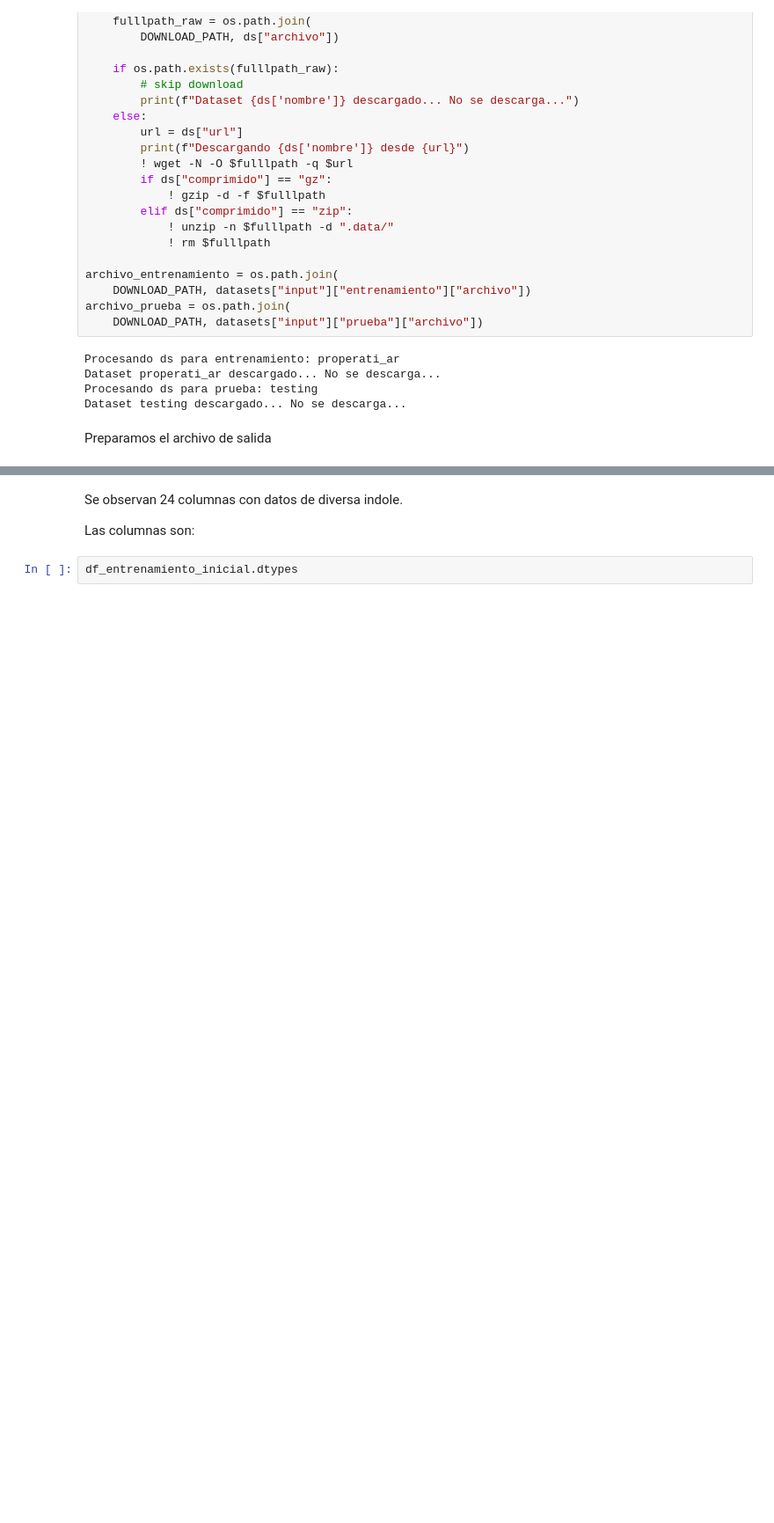
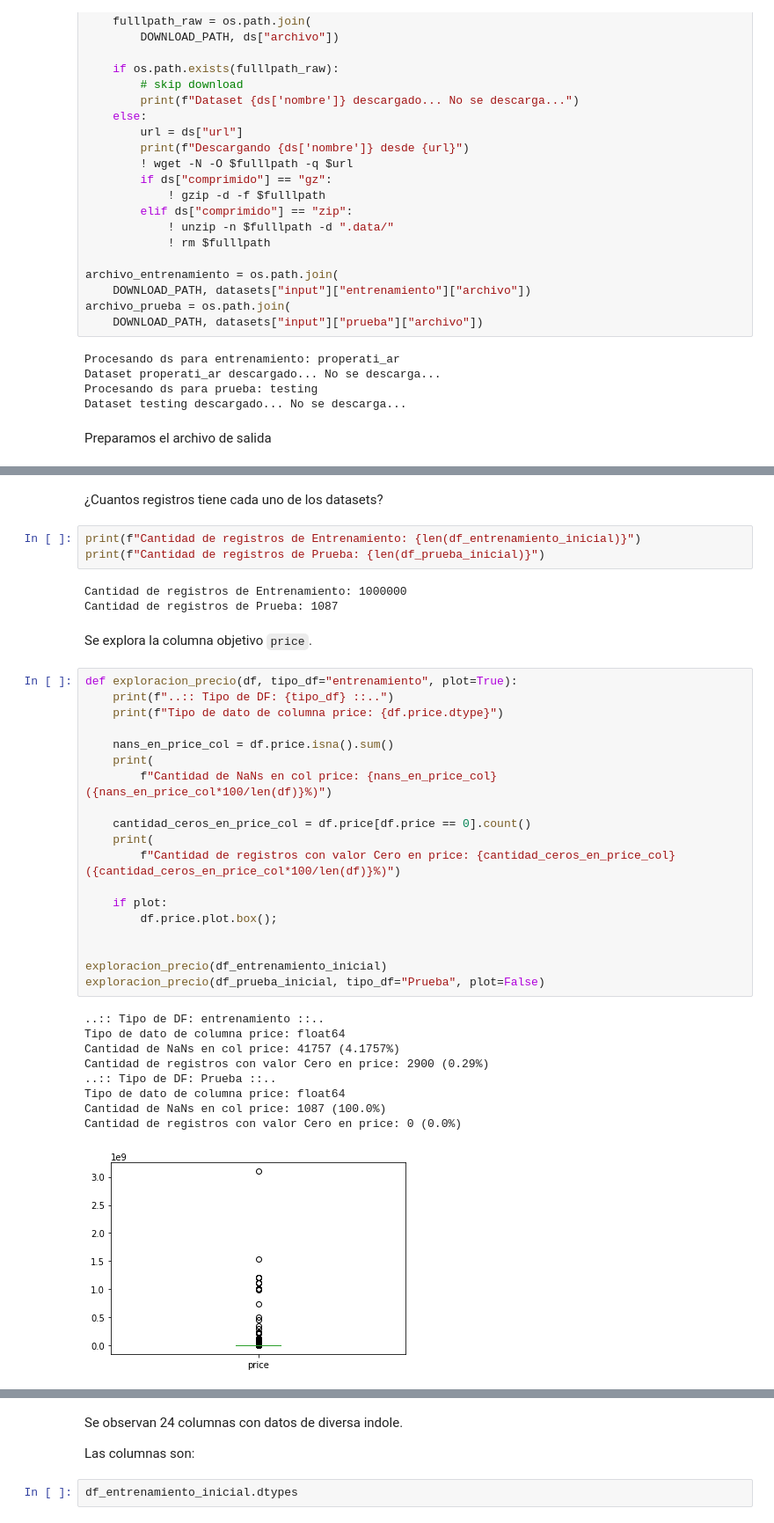
Before and after one commit to tomasdelvechio/precio-propiedades-md-2022, a Jupyter notebook: prediccion-precios-2022-md.ipynb, the cells around one changed output, grey strips where cells are left out. Shown at 88% size. Cells and saved outputs as stored; diff of their text form; blank space fills up the shorter version.

```diff
--- a/prediccion-precios-2022-md.ipynb
+++ b/prediccion-precios-2022-md.ipynb
@@ -146,0 +188,39 @@ assert df_prueba_inicial.shape[1] == 28, "El ds de prueba no tiene 28 atributos.
+# %% [markdown]
+¿Cuantos registros tiene cada uno de los datasets?
+# %%
+print(f"Cantidad de registros de Entrenamiento: {len(df_entrenamiento_inicial)}")
+print(f"Cantidad de registros de Prueba: {len(df_prueba_inicial)}")
+# %% [output]
+Cantidad de registros de Entrenamiento: 1000000
+Cantidad de registros de Prueba: 1087
+# %% [markdown]
+Se explora la columna objetivo `price`.
+# %%
+def exploracion_precio(df, tipo_df="entrenamiento", plot=True):
+    print(f"..:: Tipo de DF: {tipo_df} ::..")
+    print(f"Tipo de dato de columna price: {df.price.dtype}")
+
+    nans_en_price_col = df.price.isna().sum()
+    print(
+        f"Cantidad de NaNs en col price: {nans_en_price_col} ({nans_en_price_col*100/len(df)}%)")
+
+    cantidad_ceros_en_price_col = df.price[df.price == 0].count()
+    print(
+        f"Cantidad de registros con valor Cero en price: {cantidad_ceros_en_price_col} ({cantidad_ceros_en_price_col*100/len(df)}%)")
+
+    if plot:
+        df.price.plot.box();
+
+
+exploracion_precio(df_entrenamiento_inicial)
+exploracion_precio(df_prueba_inicial, tipo_df="Prueba", plot=False)
+# %% [output]
+..:: Tipo de DF: entrenamiento ::..
+Tipo de dato de columna price: float64
+Cantidad de NaNs en col price: 41757 (4.1757%)
+Cantidad de registros con valor Cero en price: 2900 (0.29%)
+..:: Tipo de DF: Prueba ::..
+Tipo de dato de columna price: float64
+Cantidad de NaNs en col price: 1087 (100.0%)
+Cantidad de registros con valor Cero en price: 0 (0.0%)
+[figure, added]
```
Also changed, not shown: parts of 54 cells of this notebook, 3 other files.
